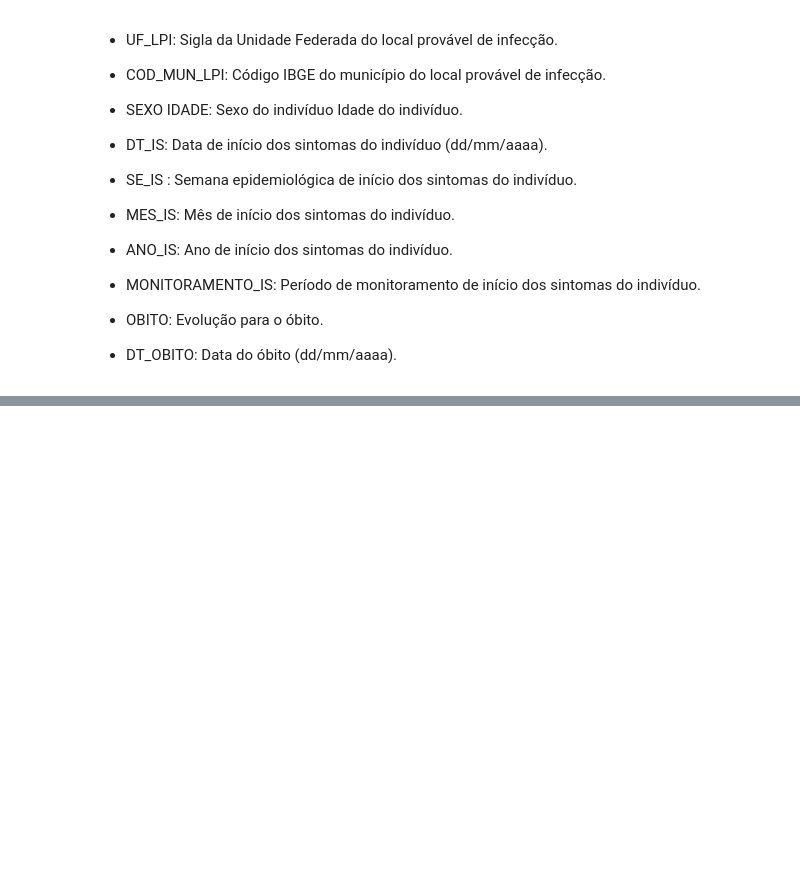
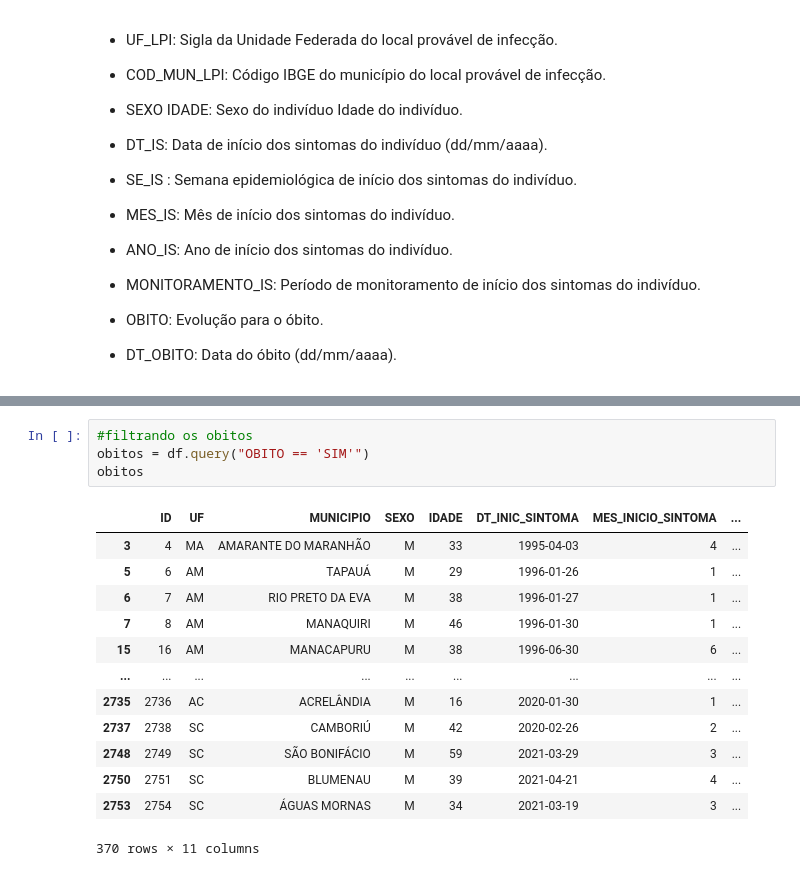
Before and after one commit to Jeanbernardo20/analise-Febre-Amarela, a Jupyter notebook: projeto/projeto.ipynb, the cells around one changed output, grey strips where cells are left out. Saved outputs shown, nothing was run; the diff lists cells and outputs as text; blank space fills up the shorter version.

```diff
--- a/projeto/projeto.ipynb
+++ b/projeto/projeto.ipynb
@@ -174,0 +264,18 @@ obitos_UF.sort_values(by='OBITO', ascending=False)
+# %%
+#filtrando os obitos
+obitos = df.query("OBITO == 'SIM'")
+obitos
+# %% [output]
+|  | ID | UF | MUNICIPIO | SEXO | IDADE | DT_INIC_SINTOMA | MES_INICIO_SINTOMA | ... |
+| 3 | 4 | MA | AMARANTE DO MARANHÃO | M | 33 | 1995-04-03 | 4 | ... |
+| 5 | 6 | AM | TAPAUÁ | M | 29 | 1996-01-26 | 1 | ... |
+| 6 | 7 | AM | RIO PRETO DA EVA | M | 38 | 1996-01-27 | 1 | ... |
+| 7 | 8 | AM | MANAQUIRI | M | 46 | 1996-01-30 | 1 | ... |
+| 15 | 16 | AM | MANACAPURU | M | 38 | 1996-06-30 | 6 | ... |
+| ... | ... | ... | ... | ... | ... | ... | ... | ... |
+| 2735 | 2736 | AC | ACRELÂNDIA | M | 16 | 2020-01-30 | 1 | ... |
+| 2737 | 2738 | SC | CAMBORIÚ | M | 42 | 2020-02-26 | 2 | ... |
+| 2748 | 2749 | SC | SÃO BONIFÁCIO | M | 59 | 2021-03-29 | 3 | ... |
+| 2750 | 2751 | SC | BLUMENAU | M | 39 | 2021-04-21 | 4 | ... |
+| 2753 | 2754 | SC | ÁGUAS MORNAS | M | 34 | 2021-03-19 | 3 | ... |
+370 rows × 11 columns
```
Also changed, not shown: parts of 37 cells of this notebook.
